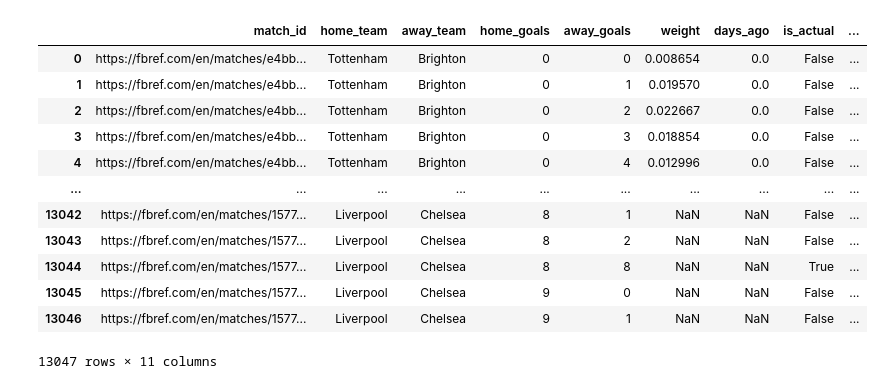
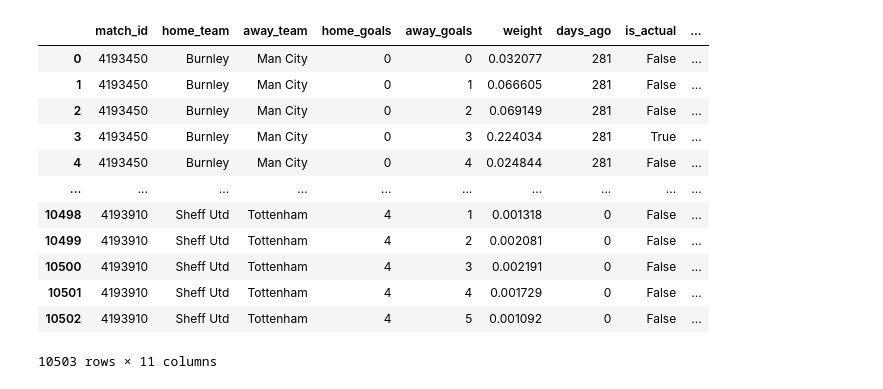
Before and after one commit to louis-porter/algobetting, a Jupyter notebook: algo/models/team_strength/bayesian-multilevel/team_strength_modelling.ipynb, the cells around one changed output. Cells and saved outputs as stored; diff of their text form; code cells hidden in the pictures.

```diff
--- a/algo/models/team_strength/bayesian-multilevel/team_strength_modelling.ipynb
+++ b/algo/models/team_strength/bayesian-multilevel/team_strength_modelling.ipynb
@@ -210,6 +58,0 @@ See the caveats in the documentation: https://pandas.pydata.org/pandas-docs/stab
-# %%
-red_cards = df[df["event_type"].isin(["Red Card", "Yellow Red Card"])]
-
-red_cards["minute"] = red_cards["minute"].str[:2].astype(int)
-
-red_cards
@@ -238,0 +95,22 @@ See the caveats in the documentation: https://pandas.pydata.org/pandas-docs/stab
+# %%
+red_df = pd.read_sql_query(f"""
+                        SELECT
+                            match_id,
+                            match_date,
+                            league_id,
+                            season,
+                            team.team_name as team,
+                            side,
+                            min,
+                            card_type
+                        FROM fotmob_red_card_data frcd
+                            JOIN fotmob_team_id_mapping team ON team.team_id = frcd.team_id
+                                                WHERE
+                            league_id = '{league}'
+                            AND season = '{season}'
+                       """, conn)
+
+red_df["days_ago"] = (pd.to_datetime(red_df["match_date"]).max() - pd.to_datetime(red_df["match_date"])).dt.days
+red_df["match_date"] = pd.to_datetime(red_df["match_date"])
+
+red_df
@@ -334,10 +230,10 @@ def create_weighted_scoreline_data_poisson_binomial(
     expanded_data = []
 
     for idx, row in df.iterrows():
-        match_id = row['match_url']
+        match_id = row['match_id']
 
         # Get shot data for this match
-        match_shots = shot_data[shot_data['match_url'].str.replace(":tab=stats", "") == match_id]
+        match_shots = shot_data[shot_data["match_id"] == match_id]
 
         if match_shots.empty:
             print(f"Warning: No shot data found for match_id {match_id}")
@@ -350,14 +246,14 @@ def create_weighted_scoreline_data_poisson_binomial(
         away_psxg_shots = match_shots[match_shots['side'] == 'away']['psxg'].values
 
         # Get red cards for THIS specific match
-        match_red_cards = red_cards[red_cards['match_url'] == match_id]
+        match_red_cards = red_cards[red_cards['match_id'] == match_id]
 
         # Calculate red card penalty for this match
         if match_red_cards.empty:
             red_card_penalty = 1.0  # No penalty if no red cards
         else:
             # Get the earliest red card minute for this match
-            earliest_red_minute = match_red_cards['minute'].min()
+            earliest_red_minute = match_red_cards['min'].min()
 
             # Apply penalty based on when the red card occurred
             if earliest_red_minute > 80:
@@ -494,45 +390,45 @@ def create_weighted_scoreline_data_poisson_binomial(
         total_weight_for_match = sum(s['weight'] for s in current_match_data)
         if total_weight_for_match > 0:
             for s in current_match_data:
                 s['weight'] = s['weight'] / total_weight_for_match
 
         # NOW apply time decay to the entire match
         time_weight = np.exp(-decay_rate * row['days_ago'])
         for s in current_match_data:
             s['weight'] = s['weight'] * time_weight * red_card_penalty
 
 
         # Add to expanded_data
         expanded_data.extend(current_match_data)
 
     return pd.DataFrame(expanded_data)
 
 # Example usage:
 
 # With shot-level data:
 df = create_weighted_scoreline_data_poisson_binomial(
-    goals,
-    shots,
-    red_cards,
+    match_df,
+    shot_df,
+    red_df,
     max_goals=9,
     decay_rate=0.001,
     goals_weight=0.2,
     xg_weight=0.5,
     psxg_weight=0.3
 )
 
 df
 # %% [output]
 |  | match_id | home_team | away_team | home_goals | away_goals | weight | days_ago | is_actual | ... |
-| 0 | https://fbref.com/en/matches/e4bb... | Tottenham | Brighton | 0 | 0 | 0.008654 | 0.0 | False | ... |
-| 1 | https://fbref.com/en/matches/e4bb... | Tottenham | Brighton | 0 | 1 | 0.019570 | 0.0 | False | ... |
-| 2 | https://fbref.com/en/matches/e4bb... | Tottenham | Brighton | 0 | 2 | 0.022667 | 0.0 | False | ... |
-| 3 | https://fbref.com/en/matches/e4bb... | Tottenham | Brighton | 0 | 3 | 0.018854 | 0.0 | False | ... |
-| 4 | https://fbref.com/en/matches/e4bb... | Tottenham | Brighton | 0 | 4 | 0.012996 | 0.0 | False | ... |
+| 0 | 4193450 | Burnley | Man City | 0 | 0 | 0.032077 | 281 | False | ... |
+| 1 | 4193450 | Burnley | Man City | 0 | 1 | 0.066605 | 281 | False | ... |
+| 2 | 4193450 | Burnley | Man City | 0 | 2 | 0.069149 | 281 | False | ... |
+| 3 | 4193450 | Burnley | Man City | 0 | 3 | 0.224034 | 281 | True | ... |
+| 4 | 4193450 | Burnley | Man City | 0 | 4 | 0.024844 | 281 | False | ... |
 | ... | ... | ... | ... | ... | ... | ... | ... | ... | ... |
-| 13042 | https://fbref.com/en/matches/1577... | Liverpool | Chelsea | 8 | 1 | NaN | NaN | False | ... |
-| 13043 | https://fbref.com/en/matches/1577... | Liverpool | Chelsea | 8 | 2 | NaN | NaN | False | ... |
-| 13044 | https://fbref.com/en/matches/1577... | Liverpool | Chelsea | 8 | 8 | NaN | NaN | True | ... |
-| 13045 | https://fbref.com/en/matches/1577... | Liverpool | Chelsea | 9 | 0 | NaN | NaN | False | ... |
-| 13046 | https://fbref.com/en/matches/1577... | Liverpool | Chelsea | 9 | 1 | NaN | NaN | False | ... |
+| 10498 | 4193910 | Sheff Utd | Tottenham | 4 | 1 | 0.001318 | 0 | False | ... |
+| 10499 | 4193910 | Sheff Utd | Tottenham | 4 | 2 | 0.002081 | 0 | False | ... |
+| 10500 | 4193910 | Sheff Utd | Tottenham | 4 | 3 | 0.002191 | 0 | False | ... |
+| 10501 | 4193910 | Sheff Utd | Tottenham | 4 | 4 | 0.001729 | 0 | False | ... |
+| 10502 | 4193910 | Sheff Utd | Tottenham | 4 | 5 | 0.001092 | 0 | False | ... |
-13047 rows × 11 columns
+10503 rows × 11 columns
```
Also changed, not shown: parts of 19 cells of this notebook, 7 other files.
